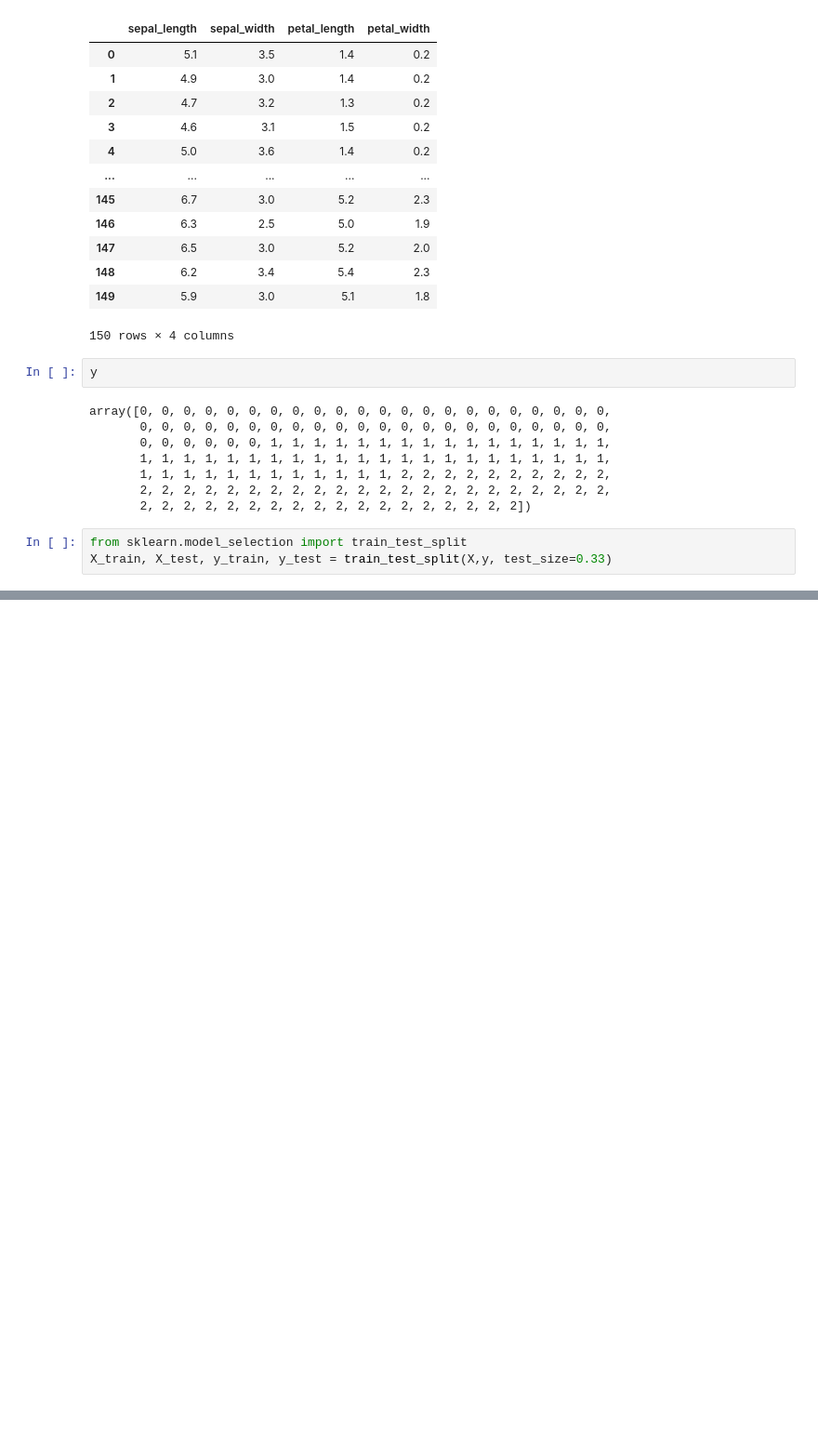
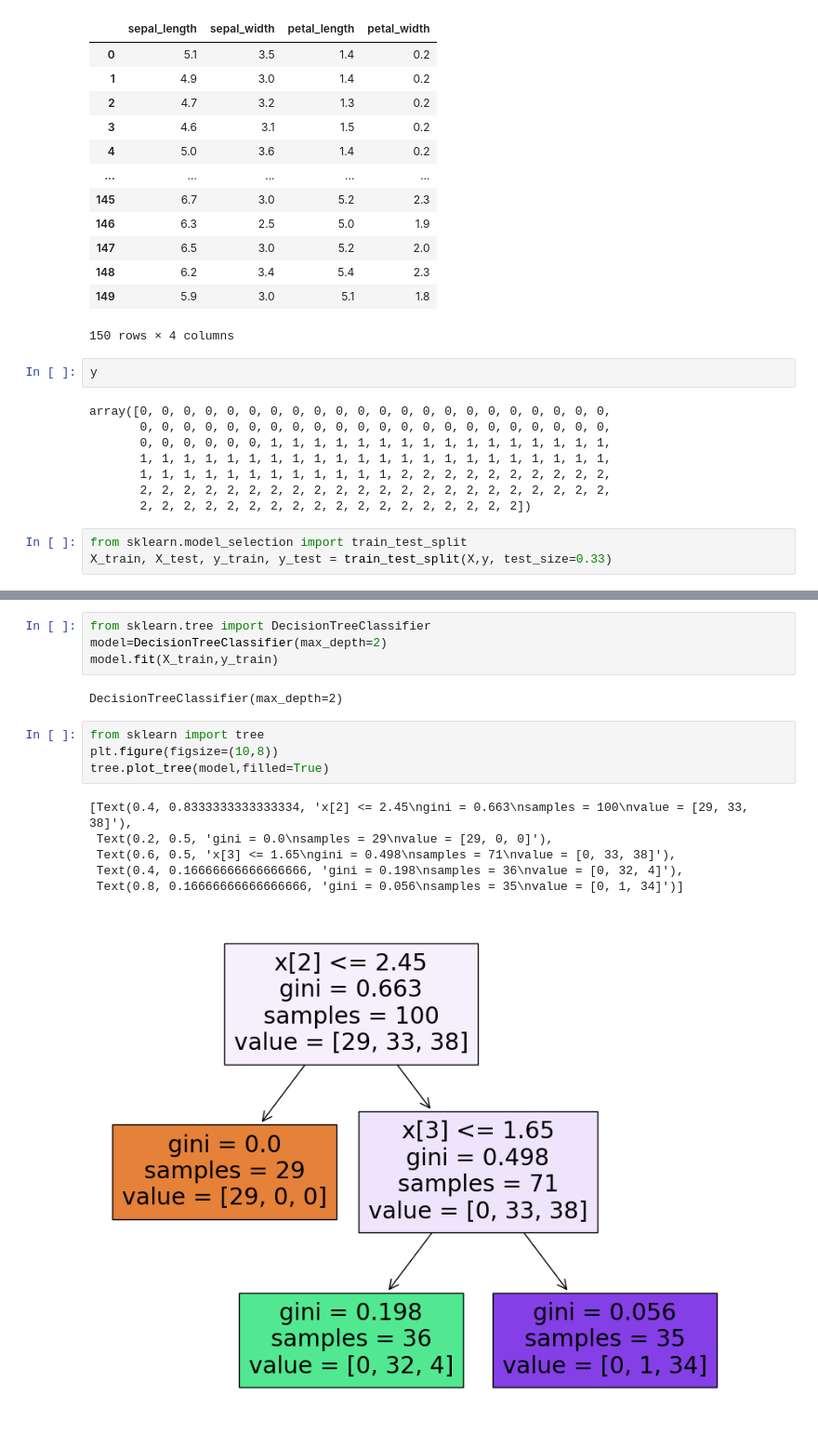
Before and after one commit to hitanshu5/MachineLearning, a Jupyter notebook: PostPruning.ipynb, the cells around one changed output, grey strips where cells are left out. Shown: that part at 93% size. Drawn from its saved outputs; the diff is of its cells as text; blank space fills up the shorter version.

```diff
--- a/PostPruning.ipynb
+++ b/PostPruning.ipynb
@@ -139,3 +149,20 @@ tree.plot_tree(treemodel,filled=True)
+# %%
+from sklearn.tree import DecisionTreeClassifier
+model=DecisionTreeClassifier(max_depth=2)
+model.fit(X_train,y_train)
+# %% [output]
+DecisionTreeClassifier(max_depth=2)
+# %%
+from sklearn import tree
+plt.figure(figsize=(10,8))
+tree.plot_tree(model,filled=True)
+# %% [output]
+[Text(0.4, 0.8333333333333334, 'x[2] <= 2.45\ngini = 0.663\nsamples = 100\nvalue = [29, 33, 38]'),
+ Text(0.2, 0.5, 'gini = 0.0\nsamples = 29\nvalue = [29, 0, 0]'),
+ Text(0.6, 0.5, 'x[3] <= 1.65\ngini = 0.498\nsamples = 71\nvalue = [0, 33, 38]'),
+ Text(0.4, 0.16666666666666666, 'gini = 0.198\nsamples = 36\nvalue = [0, 32, 4]'),
+ Text(0.8, 0.16666666666666666, 'gini = 0.056\nsamples = 35\nvalue = [0, 1, 34]')]
+[figure, added]
 # %%
 y_pred = treemodel.predict(X_test)
 y_pred
```
Also changed, not shown: parts of 6 cells of this notebook.
